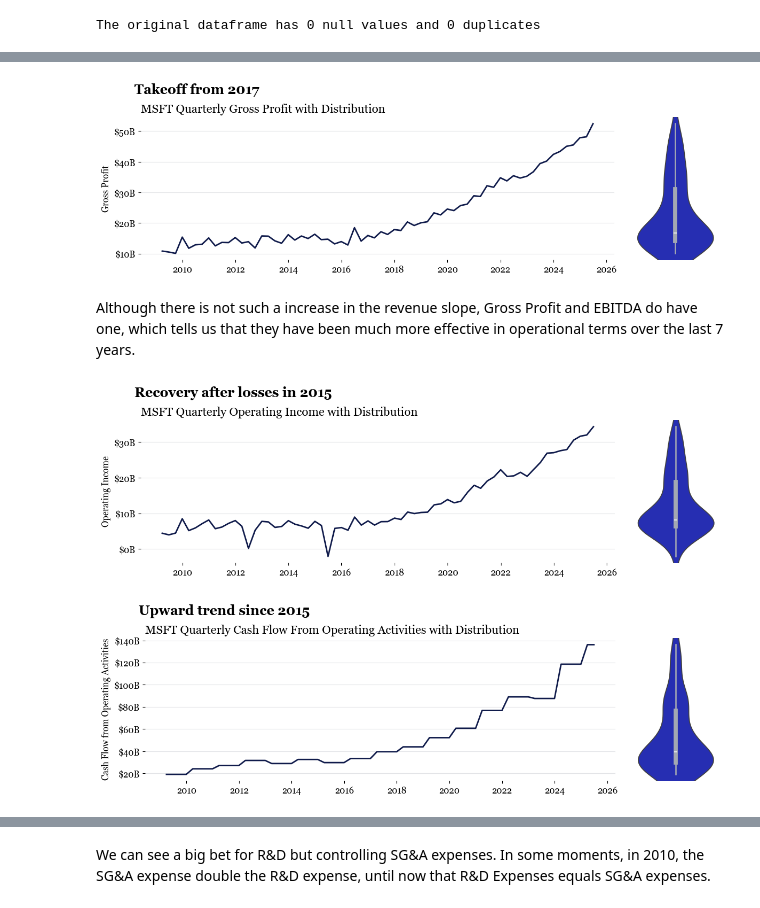
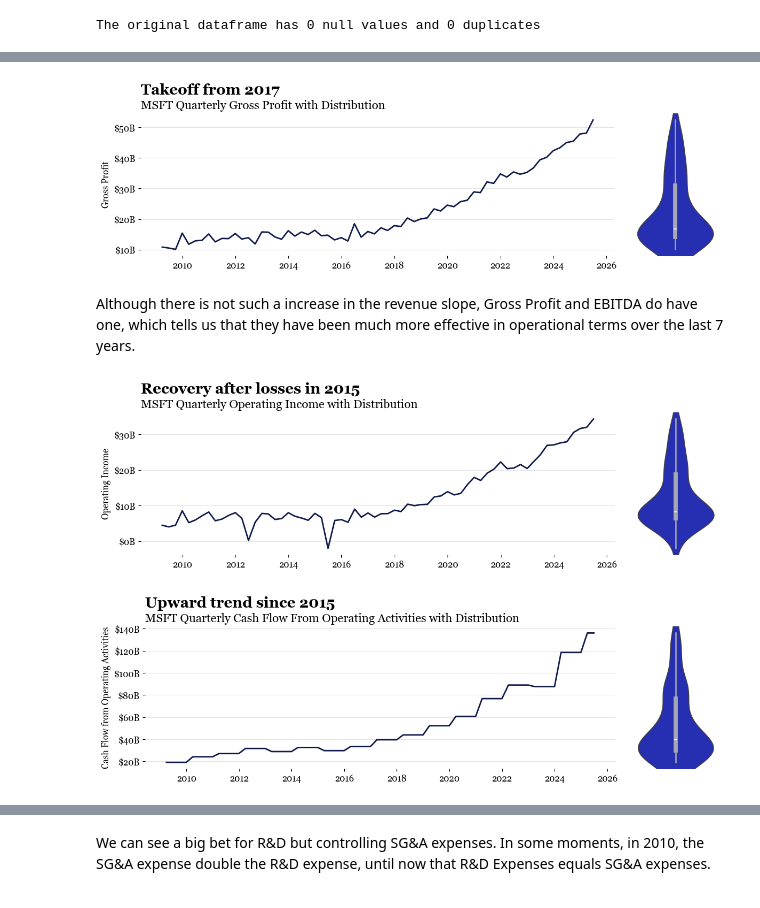
Before and after one commit to juanramosdataexpert/MSFT-EBITDA-Regression-Studio, a Jupyter notebook: Notebooks/EDA.ipynb, the cells around one changed output, grey strips where cells are left out. Drawn from its saved outputs; the diff is of its cells as text; code cells hidden in the pictures.

```diff
--- a/Notebooks/EDA.ipynb
+++ b/Notebooks/EDA.ipynb
@@ -89,39 +82,0 @@ plt.show()
-# %%
-# Create the figure and subplots with gridspec
-fig = plt.figure(figsize=(12, 4))
-gs = gridspec.GridSpec(1, 2, width_ratios=[5, 1])
-plt.suptitle('Major upward trend in EBITDA',
-             x=0.076, y=0.94,
-             ha='left', size=18,
-             weight='bold')
-ax0 = fig.add_subplot(gs[0])  # Left subplot (line plot)
-ax1 = fig.add_subplot(gs[1])  # Right subplot (violin plot)
-
-# --- Line Plot (ax0) ---
-ax0.plot(df['Date'], df['EBITDA'], color=juan_colors[0], linewidth=2)
-ax0.set_title('MSFT Quarterly EBITDA with Distribution', size=16, loc='left')
-ax0.set_xlabel('')
-ax0.set_ylabel('EBITDA')
-ax0.grid(True, color=juan_colors[2], axis='y', alpha=0.3)
-ax0.spines[['top', 'left', 'bottom', 'right']].set_visible(False)
-formatter_y = mtick.FuncFormatter(lambda y, p: f'${y/1e9:,.0f}B')
-ax0.yaxis.set_major_formatter(formatter_y)
-
-# --- Violin Plot (ax1) ---
-sns.violinplot(y=df['EBITDA'], ax=ax1,
-               color=juan_colors[4],
-               inner='box')
-for artist in ax1.get_children():
-    if isinstance(artist, plt.Line2D) and artist.get_linestyle() == '-':
-        artist.set_color(juan_colors[2])
-
-# Align the y-axis limits of both plots to ensure the grid aligns perfectly
-ax1.set_ylim(ax0.get_ylim())
-
-ax1.set_ylabel('')
-ax1.set_xticks([])
-ax1.set_yticks([])
-ax1.spines[['top', 'left', 'bottom', 'right']].set_visible(False)
-
-plt.tight_layout()
-plt.show()
@@ -132,8 +85,8 @@ plt.show()
 fig = plt.figure(figsize=(12, 4))
 gs = gridspec.GridSpec(1, 2, width_ratios=[5, 1])
 plt.suptitle('Takeoff from 2017',
-             x=0.067, y=0.94,
-             ha='left', size=18,
+             x=0.077, y=0.92,
+             ha='left', size=20,
              weight='bold')
 ax0 = fig.add_subplot(gs[0])  # Left subplot (line plot)
 ax1 = fig.add_subplot(gs[1])  # Right subplot (violin plot)
@@ -167,7 +120,7 @@ ax1.spines[['top', 'left', 'bottom', 'right']].set_visible(False)
 plt.tight_layout()
 plt.show()
 # %% [output]
-[figure, old version]
+[figure, new version]
 # %% [markdown]
 Although there is not such a increase in the revenue slope, Gross Profit and EBITDA do have one, which tells us that they have been much more effective in operational terms over the last 7 years.
 # %%
@@ -175,49 +128,49 @@ Although there is not such a increase in the revenue slope, Gross Profit and EBI
 fig = plt.figure(figsize=(12, 4))
 gs = gridspec.GridSpec(1, 2, width_ratios=[5, 1])
 plt.suptitle('Recovery after losses in 2015',
-             x=0.067, y=0.94,
-             ha='left', size=18,
+             x=0.077, y=0.92,
+             ha='left', size=20,
              weight='bold')
 ax0 = fig.add_subplot(gs[0])  # Left subplot (line plot)
 ax1 = fig.add_subplot(gs[1])  # Right subplot (violin plot)
 
 # --- Line Plot (ax0) ---
 ax0.plot(df['Date'], df['Operating_Income'], color=juan_colors[0], linewidth=2)
 ax0.set_title('MSFT Quarterly Operating Income with Distribution', size=16, loc='left')
 ax0.set_xlabel('')
 ax0.set_ylabel('Operating Income')
 ax0.grid(True, color=juan_colors[2], axis='y', alpha=0.3)
 ax0.spines[['top', 'left', 'bottom', 'right']].set_visible(False)
 formatter_y = mtick.FuncFormatter(lambda y, p: f'${y/1e9:,.0f}B')
 ax0.yaxis.set_major_formatter(formatter_y)
 
 # --- Violin Plot (ax1) ---
 sns.violinplot(y=df['Operating_Income'], ax=ax1,
                color=juan_colors[4],
                inner='box')
 for artist in ax1.get_children():
     if isinstance(artist, plt.Line2D) and artist.get_linestyle() == '-':
         artist.set_color(juan_colors[2])
 
 # Align the y-axis limits of both plots to ensure the grid aligns perfectly
 ax1.set_ylim(ax0.get_ylim())
 
 ax1.set_ylabel('')
 ax1.set_xticks([])
 ax1.set_yticks([])
 ax1.spines[['top', 'left', 'bottom', 'right']].set_visible(False)
 
 plt.tight_layout()
 plt.show()
 # %% [output]
-[figure, old version]
+[figure, new version]
 # %%
 # Create the figure and subplots with gridspec
 fig = plt.figure(figsize=(12, 4))
 gs = gridspec.GridSpec(1, 2, width_ratios=[5, 1])
 plt.suptitle('Upward trend since 2015',
-             x=0.073, y=0.94,
-             ha='left', size=18,
+             x=0.083, y=0.92,
+             ha='left', size=20,
              weight='bold')
 ax0 = fig.add_subplot(gs[0])  # Left subplot (line plot)
 ax1 = fig.add_subplot(gs[1])  # Right subplot (violin plot)
@@ -251,4 +204,4 @@ ax1.spines[['top', 'left', 'bottom', 'right']].set_visible(False)
 plt.tight_layout()
 plt.show()
 # %% [output]
-[figure, old version]
+[figure, new version]
```
Also changed, not shown: parts of 13 cells of this notebook.
